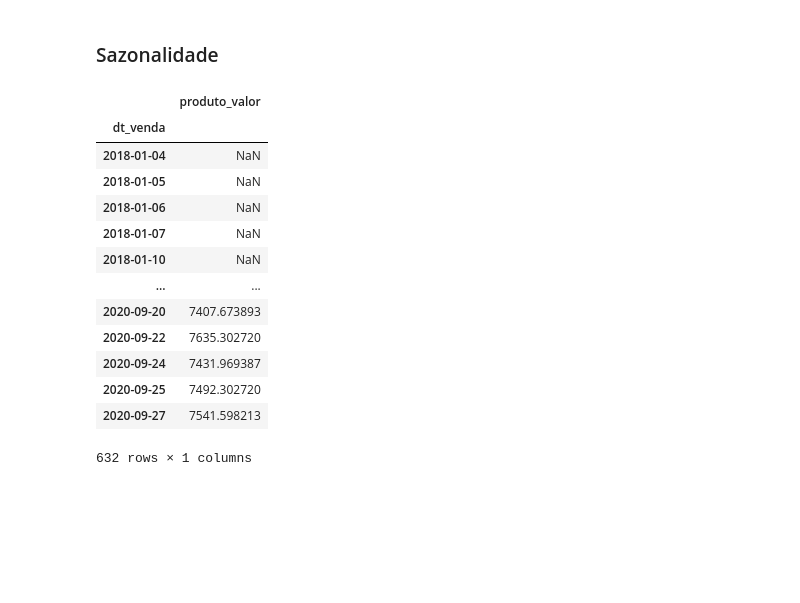
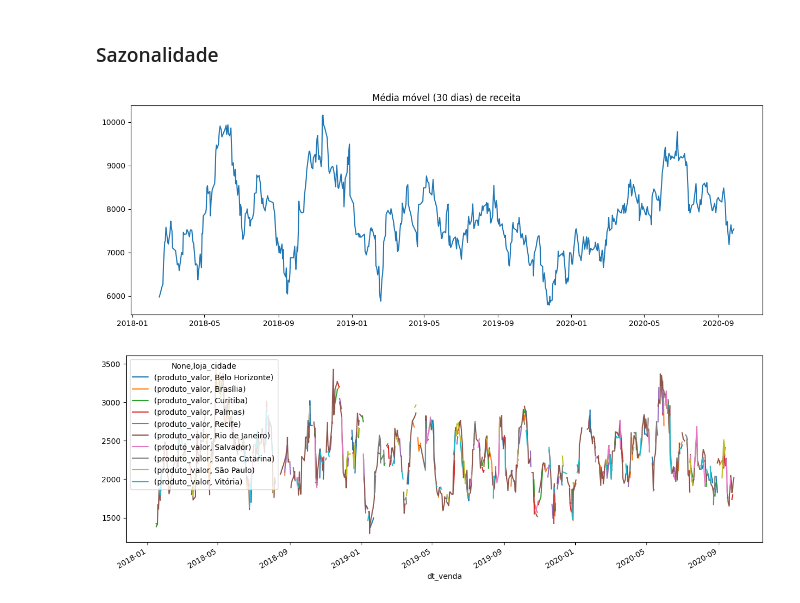
Before and after one commit to thaiisfaustino/Analise-contexto-loja, a Jupyter notebook: notebooks/analise-descritiva.ipynb, the cells around one changed output. Drawn from its saved outputs; the diff is of its cells as text; code cells hidden in the pictures; blank space fills up the shorter version.

```diff
--- a/notebooks/analise-descritiva.ipynb
+++ b/notebooks/analise-descritiva.ipynb
@@ -740,21 +741,22 @@ plt.show()
 [figure]
 # %% [markdown]
 ### Sazonalidade
-# %%
-graf_dados = df[['produto_valor','dt_venda']].groupby('dt_venda').sum().rolling(30).mean()
-graf_dados
-# %% [output]
-|  | produto_valor |
-| dt_venda |  |
-| 2018-01-04 | NaN |
-| 2018-01-05 | NaN |
-| 2018-01-06 | NaN |
-| 2018-01-07 | NaN |
-| 2018-01-10 | NaN |
-| ... | ... |
-| 2020-09-20 | 7407.673893 |
-| 2020-09-22 | 7635.302720 |
-| 2020-09-24 | 7431.969387 |
-| 2020-09-25 | 7492.302720 |
-| 2020-09-27 | 7541.598213 |
-632 rows × 1 columns
+# %%
+# Média móvel da receita
+plt.figure(figsize=(15,5))
+graf_dados = df[['produto_valor','dt_venda']].groupby('dt_venda').sum().rolling(30).mean()
+plt.plot(graf_dados.index, graf_dados.values)
+plt.title('Média móvel (30 dias) de receita')
+plt.show()
+# %% [output]
+[figure, added]
+# %%
+# Média móvel da receita por cidade
+pivot_df = df.pivot_table(values='produto_valor', index=['dt_venda', 'loja_cidade'], aggfunc='sum')
+rolling_mean = pivot_df.rolling(30).mean()
+unstacked_df = rolling_mean.unstack(level='loja_cidade')
+fig, ax = plt.subplots(figsize=(15, 5))
+unstacked_df.plot(ax=ax)
+plt.show()
+# %% [output]
+[figure, added]
```
Also changed, not shown: parts of 22 cells of this notebook, 1 other file.
